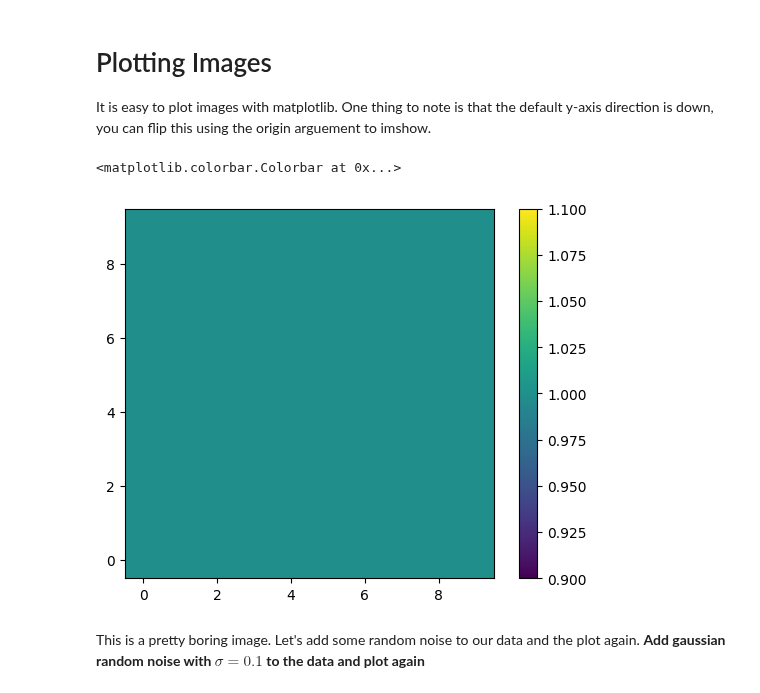
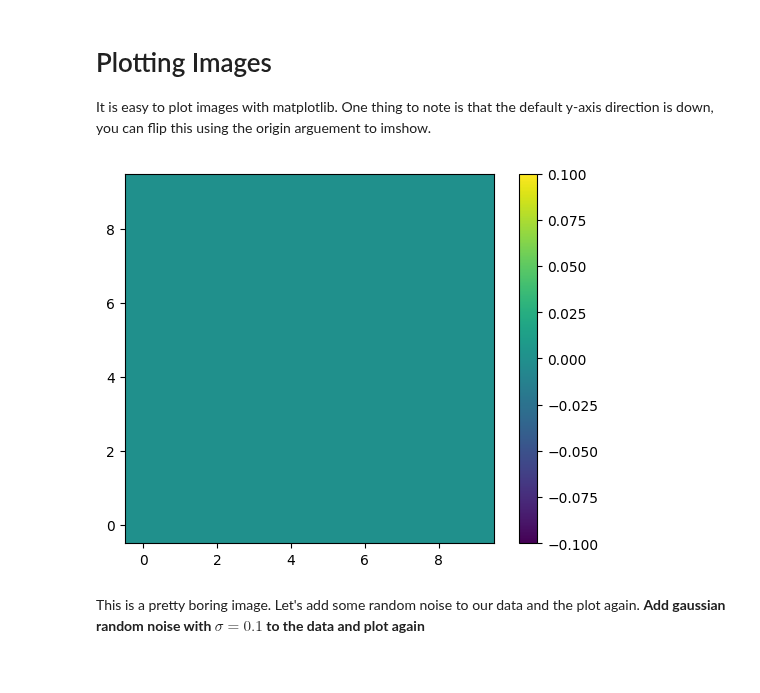
Before and after one commit to MrD0balina/Fourth-Year-Project---Neutrino-Oscillations, a Jupyter notebook: python_2.ipynb, the cells around one changed output. Drawn from its saved outputs; the diff is of its cells as text; code cells hidden in the pictures.

```diff
--- a/python_2.ipynb
+++ b/python_2.ipynb
@@ -115,12 +168,12 @@ Ask a demonstrator to check your code!
 
 It is easy to plot images with matplotlib.  One thing to note is that the default y-axis direction is down, you can flip this using the origin arguement to imshow.
 # %%
-data = np.ones((10,10))
+data = np.zeros( ( 10,10 ) )
 plt.figure()
-plt.imshow(data, origin='lower')
+plt.imshow( data ,  origin = "lower" )
 plt.colorbar()
+plt.show()
 # %% [output]
-<matplotlib.colorbar.Colorbar at 0x...>
-[figure, old version]
+[figure, new version]
 # %% [markdown]
 This is a pretty boring image.  Let's add some random noise to our data and the plot again.  **Add gaussian random noise with $\sigma = 0.1$ to the data and plot again**
```
Also changed, not shown: parts of 31 cells of this notebook.
